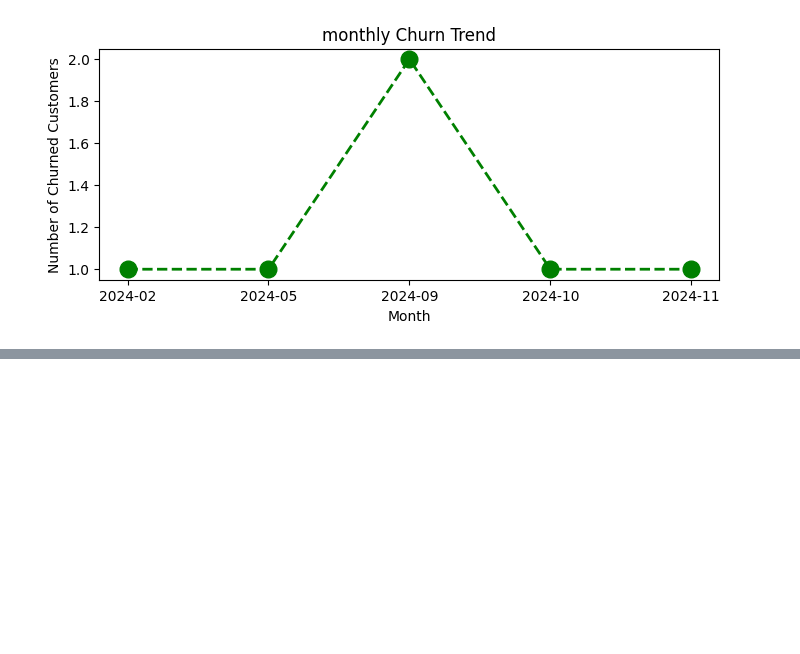
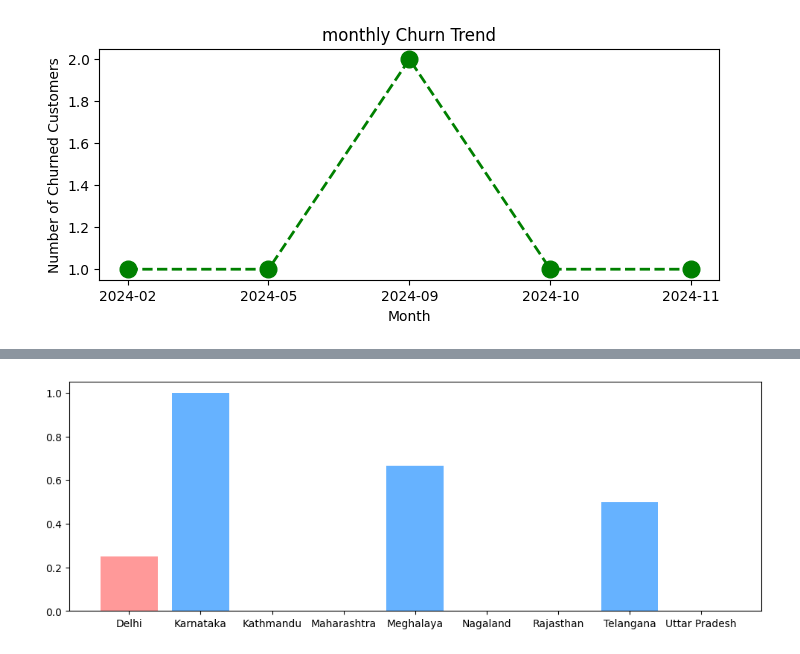
Before and after one commit to predictor450v/churn_analysis_project, a Jupyter notebook: churn.ipynb, the cells around one changed output, grey strips where cells are left out. Drawn from its saved outputs; the diff is of its cells as text; code cells hidden in the pictures; blank space fills up the shorter version.

```diff
--- a/churn.ipynb
+++ b/churn.ipynb
@@ -664,0 +668,9 @@ plt.show()
+# %%
+#  churn by state - how many customers have churned by state
+churn_state = df_visual.groupby('state')['churn_flag'].mean()
+colors = ['#FF9999', '#66B2FF', '#99FF99']  # Custom colors for each bar
+plt.figure(figsize=(12, 4))
+plt.bar(churn_state.index, churn_state.values, color=colors)
+plt.show()
+# %% [output]
+[figure, added]
```
Also changed, not shown: parts of 1 cell of this notebook.
